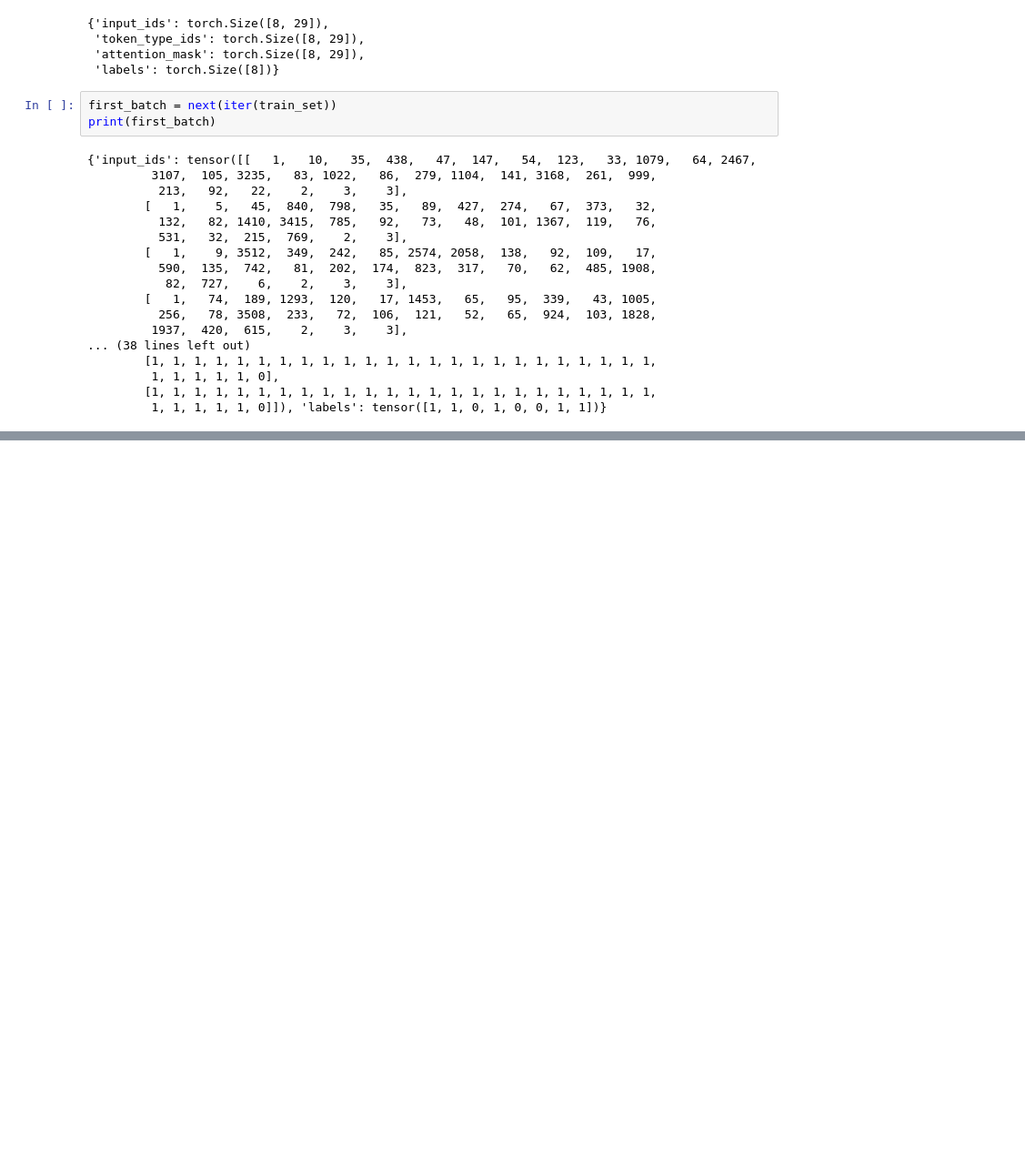
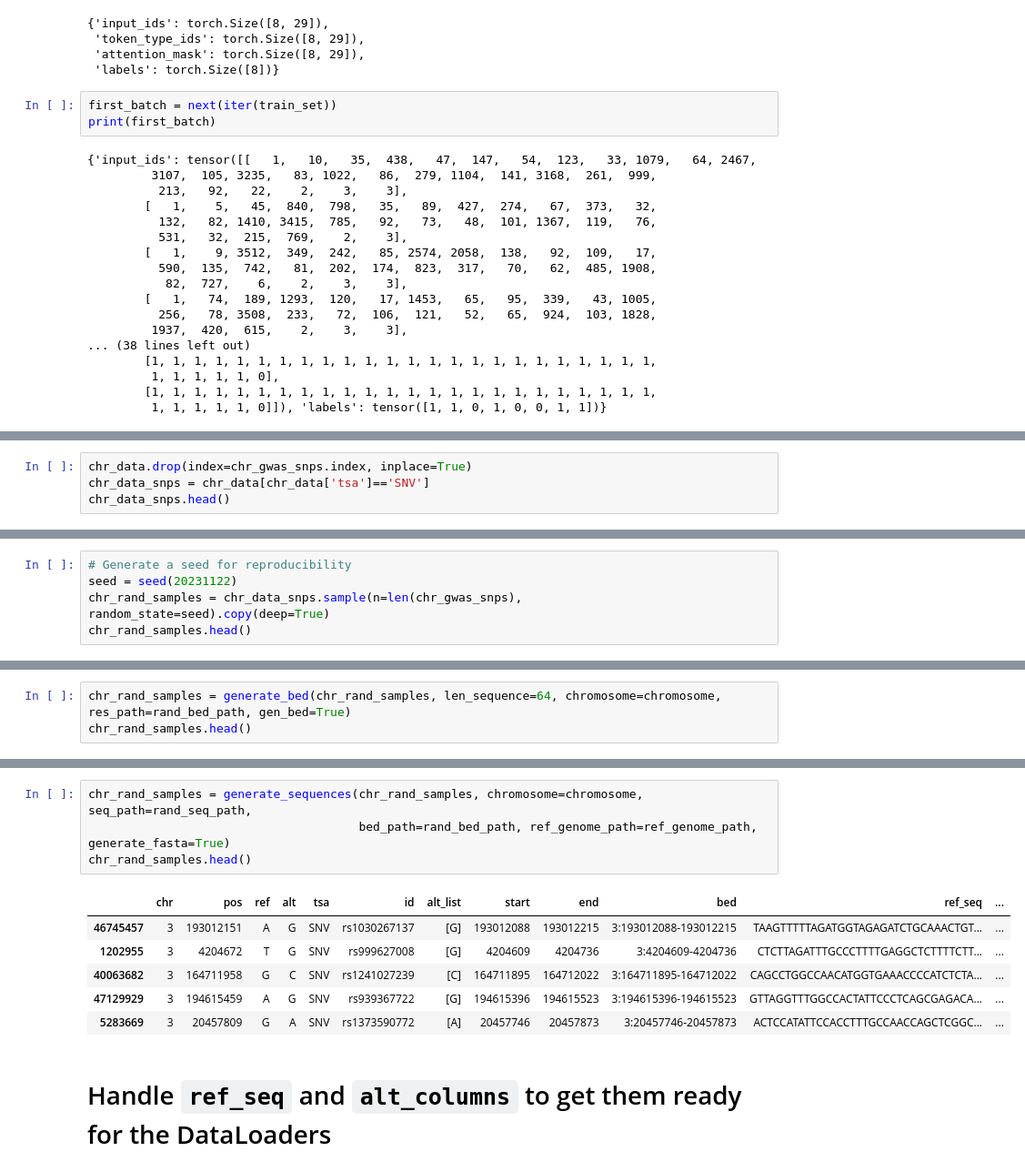
Before and after one commit to judz03/RuledDeepWAS, a Jupyter notebook: Scripts Preprocessing/create_dataset.ipynb, the cells around one changed output, grey strips where cells are left out. Shown: that part at 91% size. Saved outputs shown, nothing was run; the diff lists cells and outputs as text; blank space fills up the shorter version.

```diff
--- a/Scripts Preprocessing/create_dataset.ipynb
+++ b/Scripts Preprocessing/create_dataset.ipynb
@@ -475,0 +549,4 @@ print(first_batch)
+# %%
+chr_data.drop(index=chr_gwas_snps.index, inplace=True)
+chr_data_snps = chr_data[chr_data['tsa']=='SNV']
+chr_data_snps.head()
@@ -475,0 +564,5 @@ print(first_batch)
+# %%
+# Generate a seed for reproducibility
+seed = seed(20231122)
+chr_rand_samples = chr_data_snps.sample(n=len(chr_gwas_snps), random_state=seed).copy(deep=True)
+chr_rand_samples.head()
@@ -475,0 +578,3 @@ print(first_batch)
+# %%
+chr_rand_samples = generate_bed(chr_rand_samples, len_sequence=64, chromosome=chromosome, res_path=rand_bed_path, gen_bed=True)
+chr_rand_samples.head()
@@ -475,0 +588,13 @@ print(first_batch)
+# %%
+chr_rand_samples = generate_sequences(chr_rand_samples, chromosome=chromosome, seq_path=rand_seq_path,
+                                      bed_path=rand_bed_path, ref_genome_path=ref_genome_path, generate_fasta=True)
+chr_rand_samples.head()
+# %% [output]
+|  | chr | pos | ref | alt | tsa | id | alt_list | start | end | bed | ref_seq | ... |
+| 46745457 | 3 | 193012151 | A | G | SNV | rs1030267137 | [G] | 193012088 | 193012215 | 3:193012088-193012215 | TAAGTTTTTAGATGGTAGAGATCTGCAAACTGT... | ... |
+| 1202955 | 3 | 4204672 | T | G | SNV | rs999627008 | [G] | 4204609 | 4204736 | 3:4204609-4204736 | CTCTTAGATTTGCCCTTTTGAGGCTCTTTTCTT... | ... |
+| 40063682 | 3 | 164711958 | G | C | SNV | rs1241027239 | [C] | 164711895 | 164712022 | 3:164711895-164712022 | CAGCCTGGCCAACATGGTGAAACCCCATCTCTA... | ... |
+| 47129929 | 3 | 194615459 | A | G | SNV | rs939367722 | [G] | 194615396 | 194615523 | 3:194615396-194615523 | GTTAGGTTTGGCCACTATTCCCTCAGCGAGACA... | ... |
+| 5283669 | 3 | 20457809 | G | A | SNV | rs1373590772 | [A] | 20457746 | 20457873 | 3:20457746-20457873 | ACTCCATATTCCACCTTTGCCAACCAGCTCGGC... | ... |
+# %% [markdown]
+# Handle `ref_seq` and `alt_columns` to get them ready for the DataLoaders
```
Also changed, not shown: parts of 35 cells of this notebook, 1 other file.
